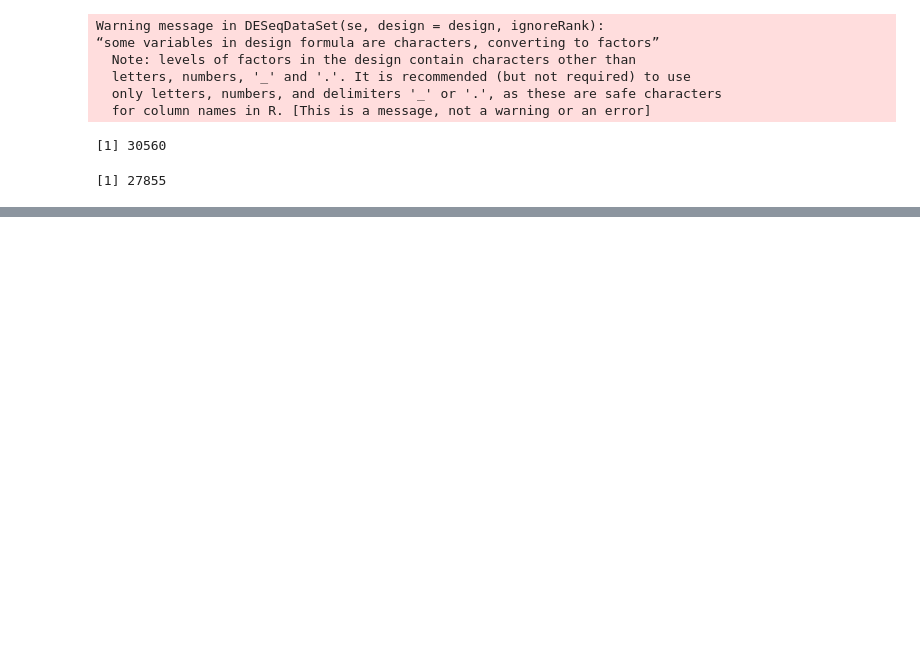
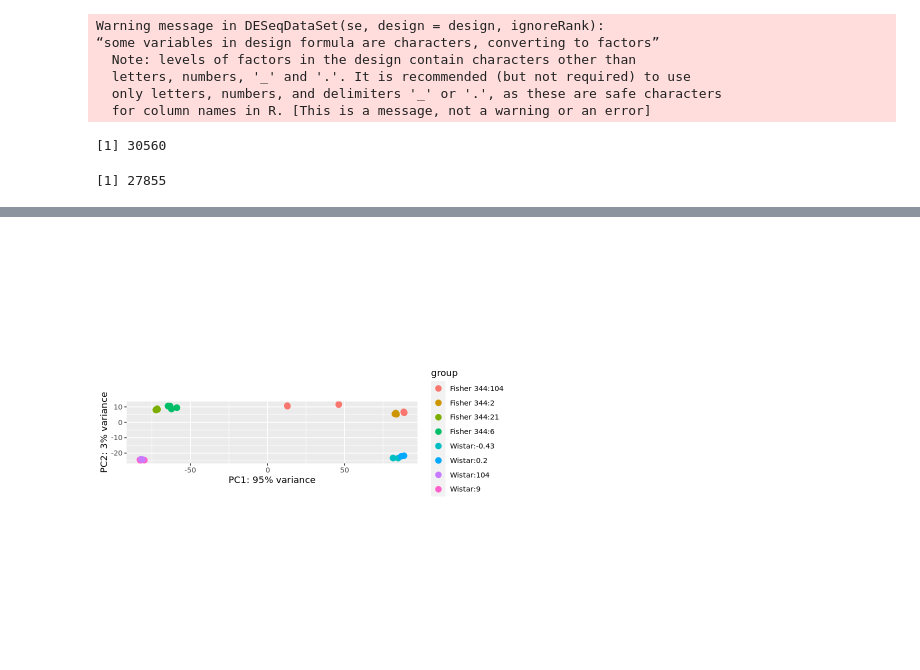
Before and after one commit to bchansen3/testis_dev-geneexp, a Jupyter notebook: mixed_effects_timecourse.ipynb, the cells around one changed output, grey strips where cells are left out. Cells and saved outputs as stored; diff of their text form; code cells hidden in the pictures; blank space fills up the shorter version.

```diff
--- a/mixed_effects_timecourse.ipynb
+++ b/mixed_effects_timecourse.ipynb
@@ -33,0 +172,6 @@ keep <- rowSums(counts(dds_comb) >= 10) >= 3
+# %%
+#PCA with VST data
+
+plotPCA(vsd, intgroup = c("strain", "age_week"))
+# %% [output]
+[figure, added]
```
Also changed, not shown: parts of 13 cells of this notebook.
